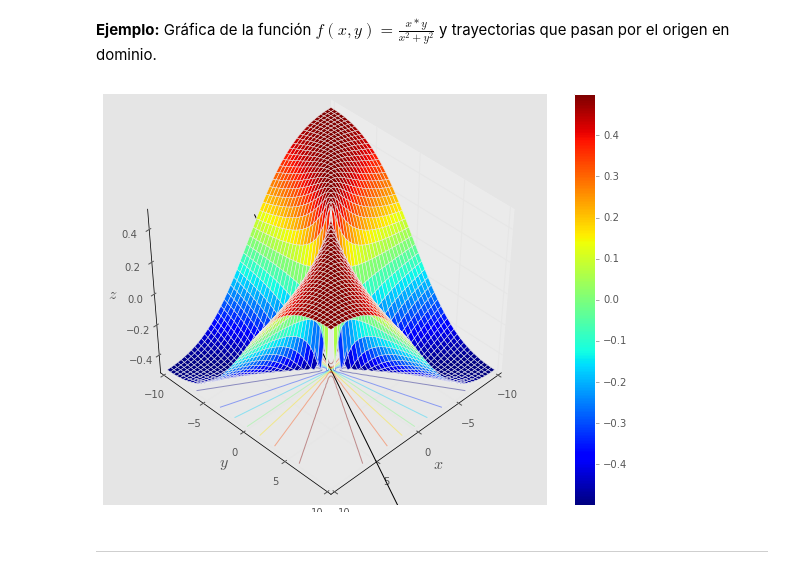
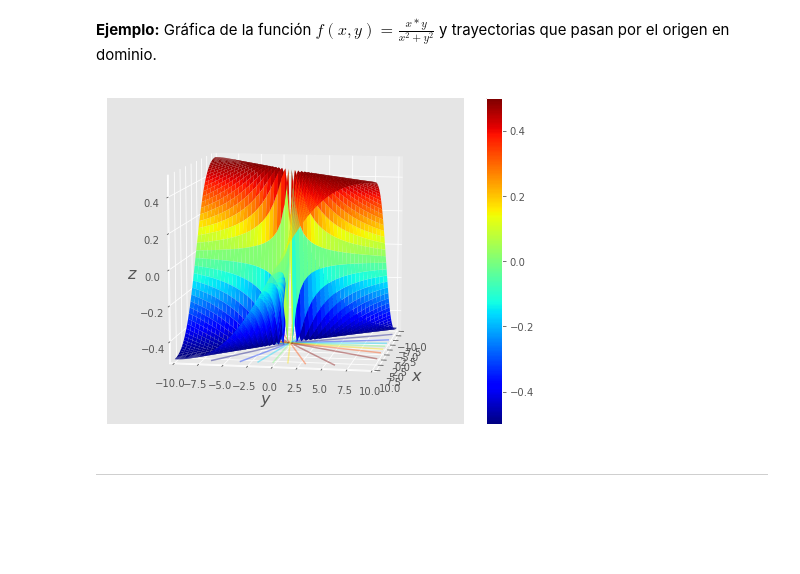
Before and after one commit to jahernando/uscmathIIIcourse, a Jupyter notebook: derivadas.ipynb, the cells around one changed output. Drawn from its saved outputs; the diff is of its cells as text; code cells hidden in the pictures; blank space fills up the shorter version.

```diff
--- a/derivadas.ipynb
+++ b/derivadas.ipynb
@@ -257,32 +257,28 @@ fig.tight_layout();
 # %%
 fig = plt.figure(figsize=(8, 6))
 ax = fig.add_subplot(1, 1, 1, projection='3d')
 
 xs = np.linspace(-10., 10., 50)
 ys = np.linspace(-10., 10., 50)
 
 xms, yms = np.meshgrid(xs, ys)
 zms = xms*yms/(xms*xms+yms*yms)
 
 cmap = plt.cm.jet
-ax.view_init(45., 45.)
-sf = ax.plot_surface(xms, yms, zms, rstride=1, cstride=1, alpha=1., cmap=cmap)
-ct = ax.contour(xms, yms, zms, zdir='z', offset=-0.5, alpha=0.4, cmap=cmap)
+ax.view_init(10., 10.)
+sf = ax.plot_surface(xms, yms, zms, rstride=1, cstride=1, alpha=1.,
+                     cmap=cmap)
+ct = ax.contour(xms, yms, zms, zdir='z', offset=-0.5, alpha=0.4,
+                cmap=cmap)
 ax.set_xlabel('$x$', fontsize=16)
 ax.set_ylabel('$y$', fontsize=16)
 ax.set_zlabel('$z$', fontsize=16)
 ax.set_xlim([np.min(xs), np.max(xs)])
 ax.set_ylim([np.min(ys), np.max(ys)])
+#ax.azim = 0.
 fig.colorbar(sf, ax=ax);
-
-m = 2.
-cys = m*xs
-
-ax.plot(xs, cys, -0.5, color='black')
-
-fig.tight_layout();
 # %% [output]
-[figure, old version]
+[figure, new version]
 # %% [markdown]
 ----
 # %% [markdown]
```
Also changed, not shown: parts of 18 cells of this notebook, 5 other files.
